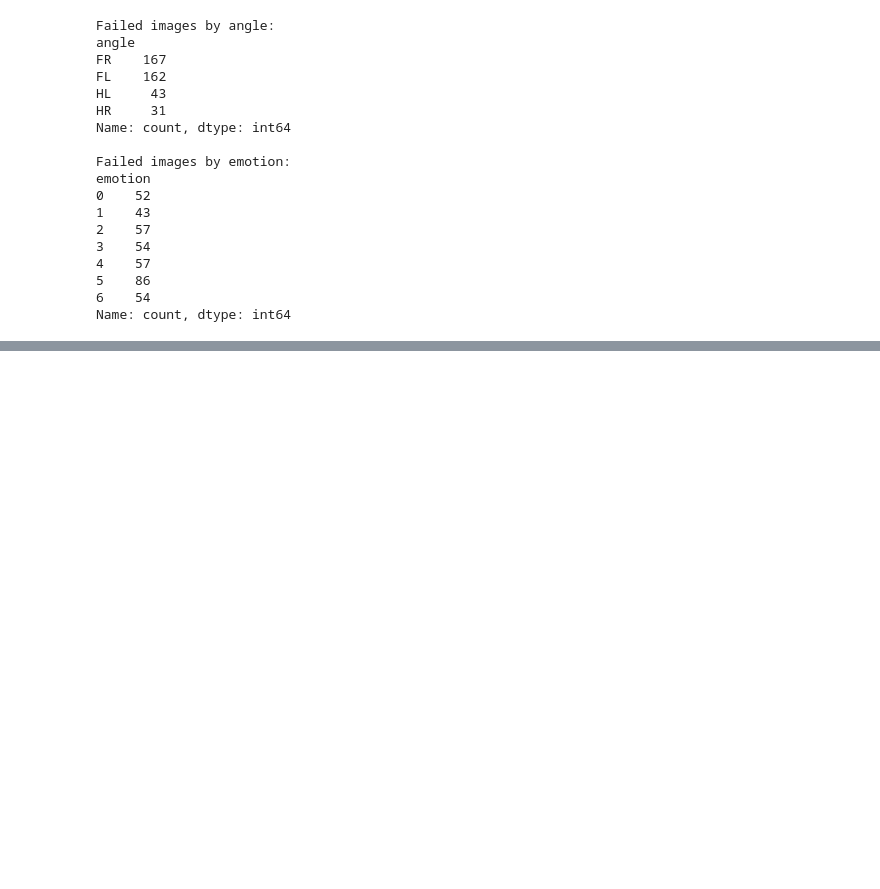
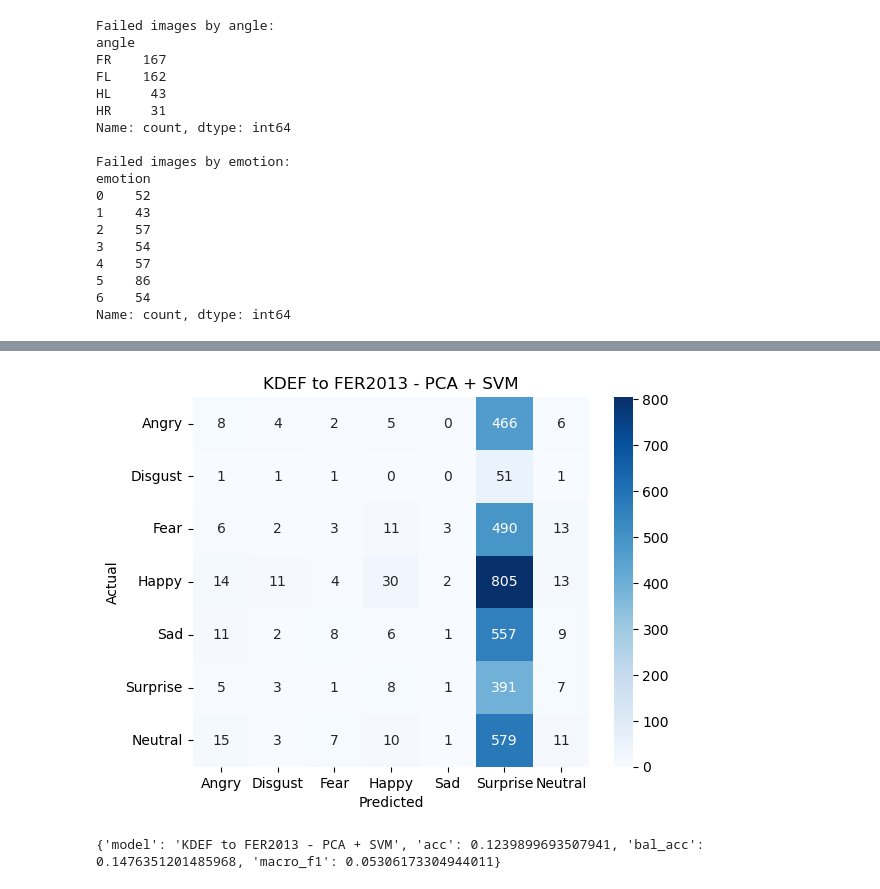
Before and after one commit to elampraki/Emotion_Recognition, a Jupyter notebook: src/Phase_A_FER2013_Experiments.ipynb, the cells around one changed output, grey strips where cells are left out. Cells and saved outputs as stored; diff of their text form; code cells hidden in the pictures; blank space fills up the shorter version.

```diff
--- a/src/Phase_A_FER2013_Experiments.ipynb
+++ b/src/Phase_A_FER2013_Experiments.ipynb
@@ -1256,0 +1427,20 @@ Name: count, dtype: int64
+# %%
+# Flatten FER2013 images
+fer_test_flat = fer_test_img.reshape(len(fer_test_img), -1)
+
+# Use the PCA transformation fitted on KDEF
+X_fer_pca = pca_transformer.transform(fer_test_flat)
+
+# Predict using KDEF-trained PCA + SVM
+pred = pca_svm.predict(X_fer_pca)
+
+result_kdef_to_fer_pca = evaluate(
+    y_fer_test,
+    pred,
+    "KDEF to FER2013 - PCA + SVM"
+)
+
+print(result_kdef_to_fer_pca)
+# %% [output]
+[figure, added]
+{'model': 'KDEF to FER2013 - PCA + SVM', 'acc': 0.1239899693507941, 'bal_acc': 0.1476351201485968, 'macro_f1': 0.05306173304944011}
```
Also changed, not shown: parts of 15 cells of this notebook.
